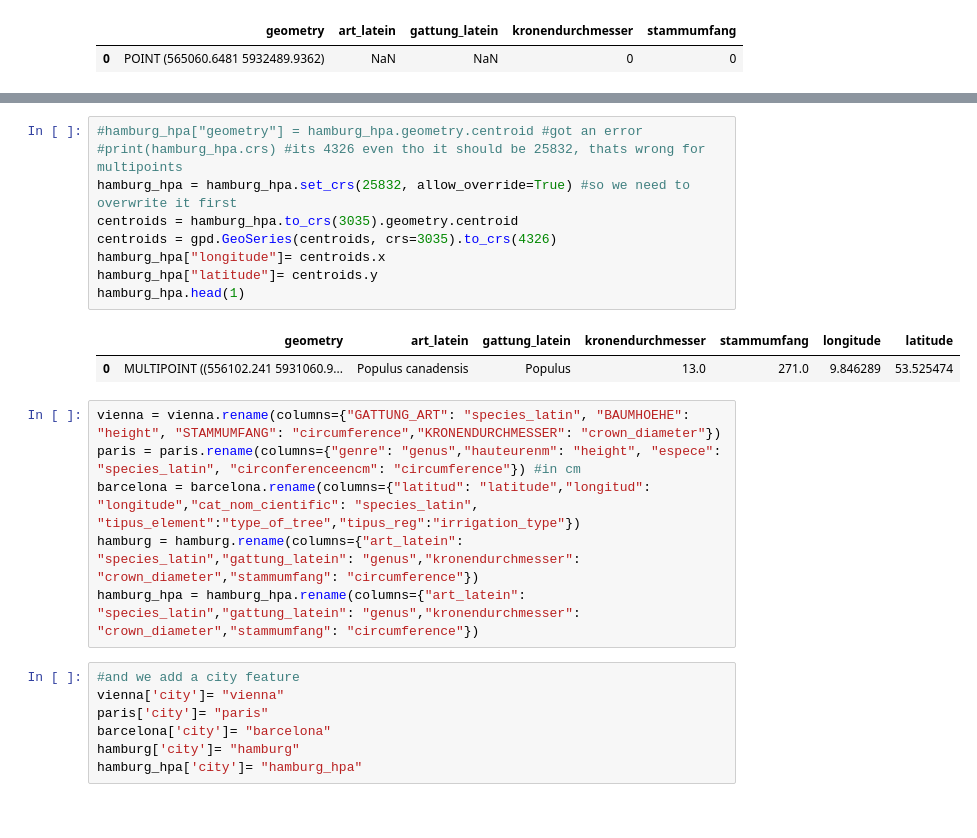
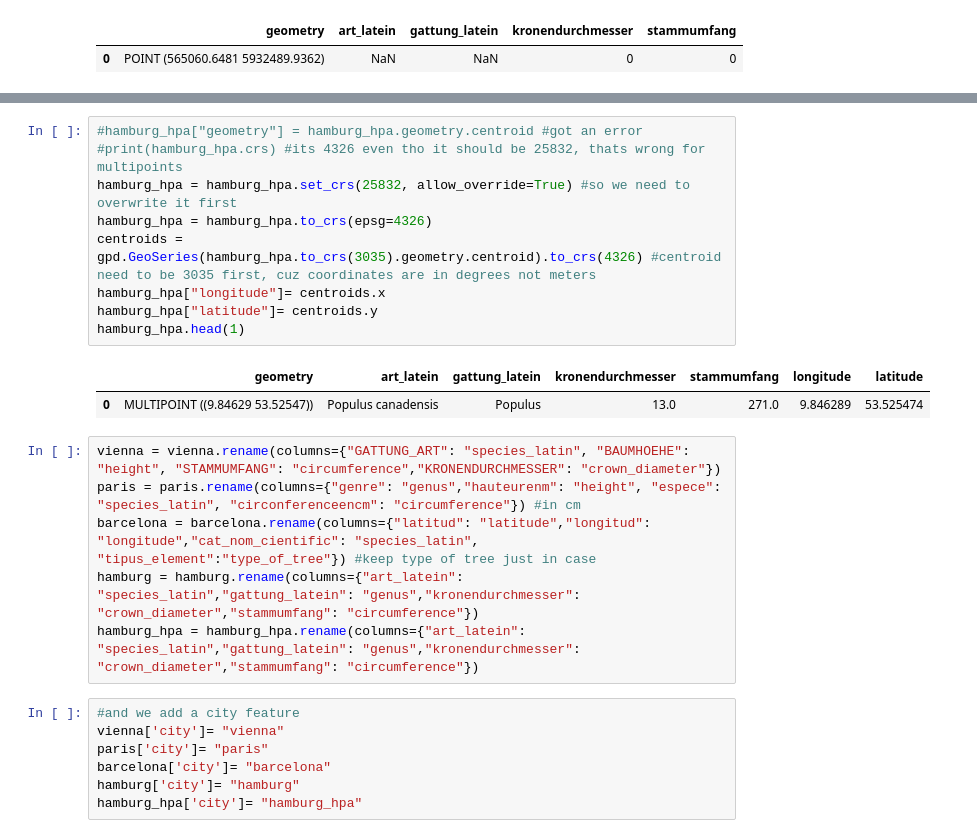
Before and after one commit to nikmaster/wu_dslab_infrared-city, a Jupyter notebook: project/dont_edit_nina.ipynb, the cells around one changed output, grey strips where cells are left out. Drawn from its saved outputs; the diff is of its cells as text.

```diff
--- a/project/dont_edit_nina.ipynb
+++ b/project/dont_edit_nina.ipynb
@@ -276,19 +275,19 @@ hamburg["latitude"] = hamburg.geometry.y
 # %%
 #hamburg_hpa["geometry"] = hamburg_hpa.geometry.centroid #got an error
 #print(hamburg_hpa.crs) #its 4326 even tho it should be 25832, thats wrong for multipoints
 hamburg_hpa = hamburg_hpa.set_crs(25832, allow_override=True) #so we need to overwrite it first
-centroids = hamburg_hpa.to_crs(3035).geometry.centroid
-centroids = gpd.GeoSeries(centroids, crs=3035).to_crs(4326)
+hamburg_hpa = hamburg_hpa.to_crs(epsg=4326)
+centroids = gpd.GeoSeries(hamburg_hpa.to_crs(3035).geometry.centroid).to_crs(4326) #centroid need to be 3035 first, cuz coordinates are in degrees not meters
 hamburg_hpa["longitude"]= centroids.x
 hamburg_hpa["latitude"]= centroids.y
 hamburg_hpa.head(1)
 # %% [output]
 |  | geometry | art_latein | gattung_latein | kronendurchmesser | stammumfang | longitude | latitude |
-| 0 | MULTIPOINT ((556102.241 5931060.9... | Populus canadensis | Populus | 13.0 | 271.0 | 9.846289 | 53.525474 |
+| 0 | MULTIPOINT ((9.84629 53.52547)) | Populus canadensis | Populus | 13.0 | 271.0 | 9.846289 | 53.525474 |
 # %%
 vienna = vienna.rename(columns={"GATTUNG_ART": "species_latin", "BAUMHOEHE": "height", "STAMMUMFANG": "circumference","KRONENDURCHMESSER": "crown_diameter"})
 paris = paris.rename(columns={"genre": "genus","hauteurenm": "height", "espece": "species_latin", "circonferenceencm": "circumference"}) #in cm
-barcelona = barcelona.rename(columns={"latitud": "latitude","longitud": "longitude","cat_nom_cientific": "species_latin", "tipus_element":"type_of_tree","tipus_reg":"irrigation_type"})
+barcelona = barcelona.rename(columns={"latitud": "latitude","longitud": "longitude","cat_nom_cientific": "species_latin", "tipus_element":"type_of_tree"}) #keep type of tree just in case
 hamburg = hamburg.rename(columns={"art_latein": "species_latin","gattung_latein": "genus","kronendurchmesser": "crown_diameter","stammumfang": "circumference"})
 hamburg_hpa = hamburg_hpa.rename(columns={"art_latein": "species_latin","gattung_latein": "genus","kronendurchmesser": "crown_diameter","stammumfang": "circumference"})
 # %%
```
Also changed, not shown: parts of 38 cells of this notebook.
